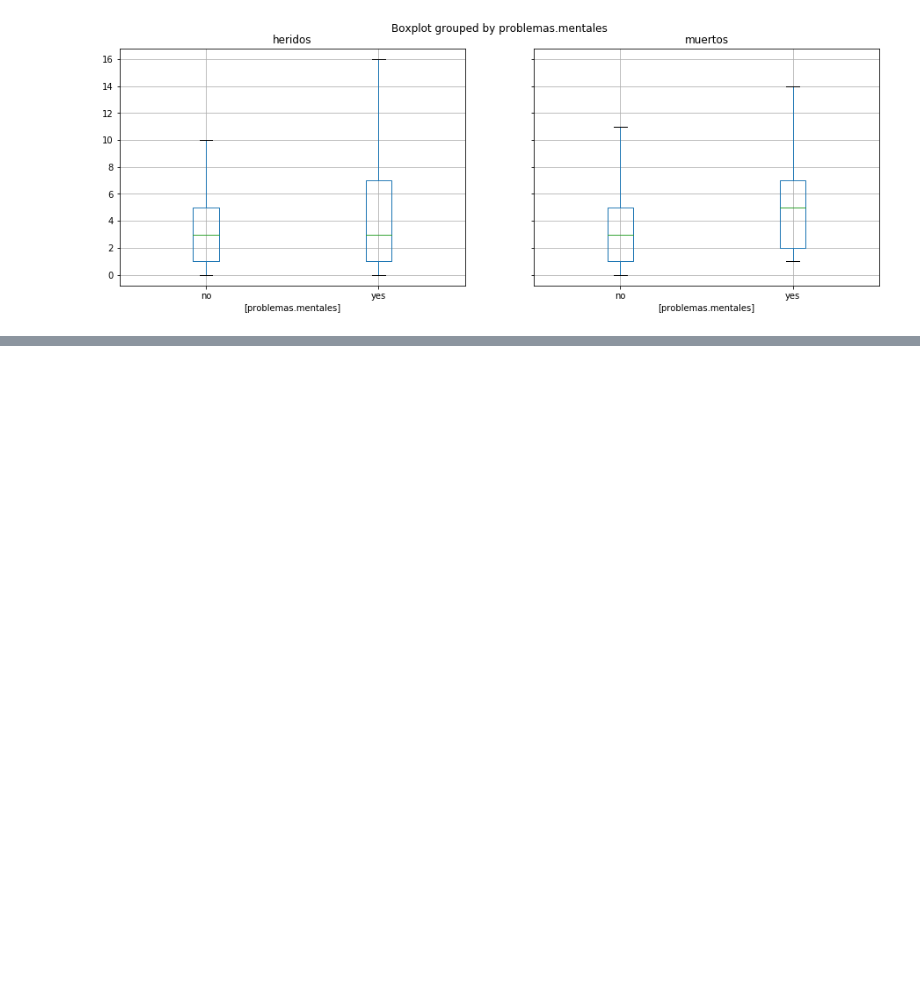
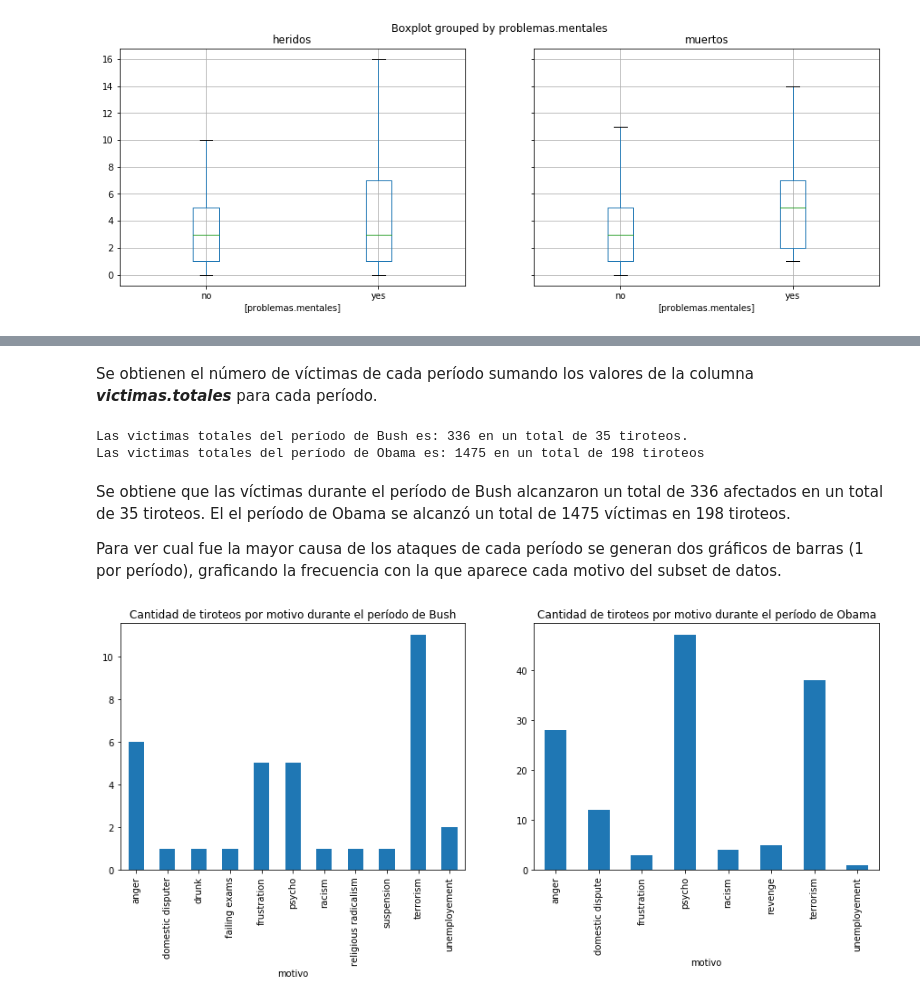
Before and after one commit to Umauro/LabEstaca1, a Jupyter notebook: Lab1Estaca.ipynb, the cells around one changed output, grey strips where cells are left out. Cells and saved outputs as stored; diff of their text form; code cells hidden in the pictures; blank space fills up the shorter version.

```diff
--- a/Lab1Estaca.ipynb
+++ b/Lab1Estaca.ipynb
@@ -76,0 +87,37 @@ plt.show()
+# %%
+periodoBush = dataset.query("fecha >= '20-01-2001' and fecha <= '20-01-2009'")
+periodoObama = dataset.query("fecha > '20-01-2009' and fecha <= '20-01-2017'")
+
+periodoBush.loc[:,'problemas.mentales'] = periodoBush.loc[:,'problemas.mentales'].str.lower()
+periodoBush.loc[:,'motivo'] = periodoBush.loc[:,'motivo'].str.lower()
+periodoObama.loc[:,'problemas.mentales'] = periodoObama.loc[:,'problemas.mentales'].str.lower()
+periodoObama.loc[:,'motivo'] = periodoObama.loc[:,'motivo'].str.lower()
+# %% [markdown]
+Se obtienen el número de víctimas de cada período sumando los valores de la columna _**victimas.totales**_ para cada período.
+# %%
+print("Las victimas totales del período de Bush es: "+ str(periodoBush['victimas.totales'].sum())+ " en un total de "+ str(len(periodoBush))+" tiroteos.")
+print("Las victimas totales del período de Obama es: " + str(periodoObama['victimas.totales'].sum())+ " en un total de " + str(len(periodoObama))+ " tiroteos")
+# %% [output]
+Las victimas totales del período de Bush es: 336 en un total de 35 tiroteos.
+Las victimas totales del período de Obama es: 1475 en un total de 198 tiroteos
+# %% [markdown]
+Se obtiene que las víctimas durante el período de Bush alcanzaron un total de 336 afectados en un total de 35 tiroteos. El el período de Obama se alcanzó un total de 1475 víctimas en 198 tiroteos.
+
+Para ver cual fue la mayor causa de los ataques de cada período se generan dos gráficos de barras (1 por período), graficando la frecuencia con la que aparece cada motivo del subset de datos.
+# %%
+porMotivoBush = periodoBush.groupby(['motivo'])
+porMotivoObama = periodoObama.groupby(['motivo'])
+
+#plt.figure()
+#porMotivoBush.size().plot(kind='bar', title="Cantidad de tiroteos por motivo durante el período de Bush")
+#plt.show()
+#plt.figure()
+#porMotivoObama.size().plot(kind='bar', title="Cantidad de tiroteos por motivo durante el período de Obama")
+#plt.show()
+
+fig, axes = plt.subplots(nrows=1, ncols=2)
+porMotivoBush.size().plot(kind='bar', title="Cantidad de tiroteos por motivo durante el período de Bush", ax=axes[0],figsize=(15, 5))
+porMotivoObama.size().plot(kind='bar', title="Cantidad de tiroteos por motivo durante el período de Obama", ax=axes[1],figsize=(15, 5))
+plt.show()
+# %% [output]
+[figure, added]
```
Also changed, not shown: parts of 4 cells of this notebook.
